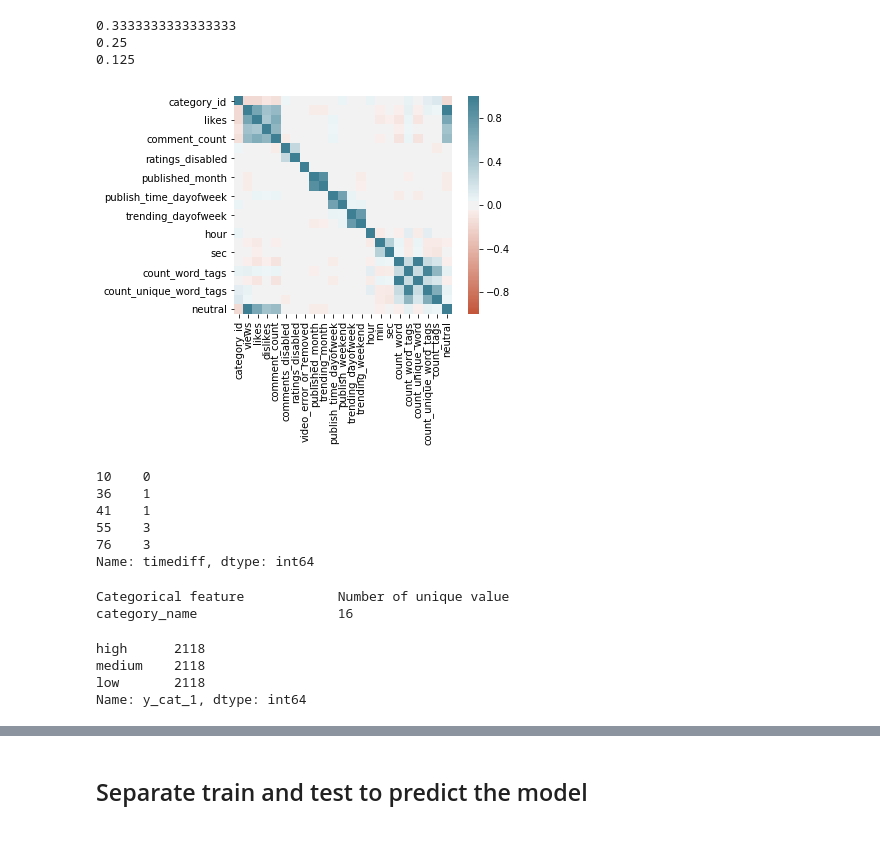
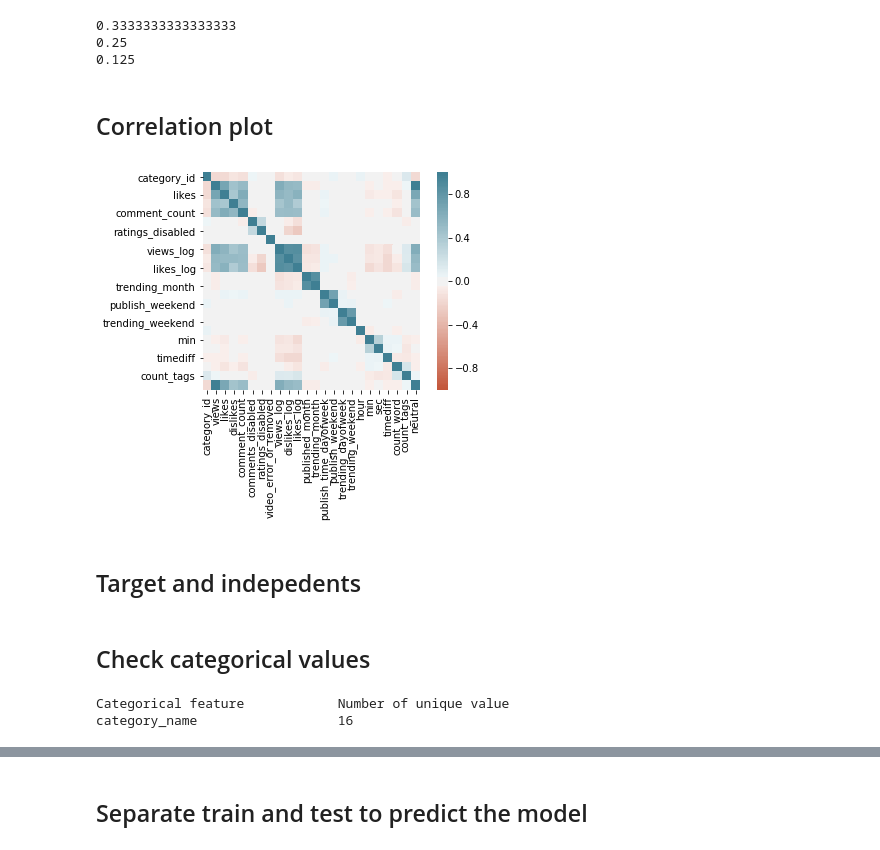
Before and after one commit to Tann10/YouTube, a Jupyter notebook: data-mining/EDA.ipynb, the cells around one changed output, grey strips where cells are left out. Saved outputs shown, nothing was run; the diff lists cells and outputs as text; code cells hidden in the pictures.

```diff
--- a/data-mining/EDA.ipynb
+++ b/data-mining/EDA.ipynb
@@ -212,7 +229,7 @@ def outlier_treatment(df):
         df.loc[outliers.index, col] = df[col].mean()
     return df
 
-unprocessed_df = outlier_treatment(unprocessed_df)
+processed_df = outlier_treatment(unprocessed_df)
 # %% [output]
 Total outlier points for likes: 78
 Total outlier points for dislikes: 19
@@ -277,0 +317,3 @@ Surprisingly weekends (6 & 7) has less published videos that weekdays
+# %%
+processed_df['trending_weekend'] = processed_df['trending_dayofweek']>5
+processed_df.head(2)
@@ -333,0 +376,3 @@ Maximum videos are published during 15,16,17 hours.
+# %%
+processed_df['timediff'] = (processed_df['trending_date'] - processed_df['publish_time']).dt.days
+processed_df['timediff'][:5]
@@ -365,40 +417,53 @@ unprocessed_df['count_tags']=unprocessed_df["tags"].apply(lambda x: len(set(str(
 # %%
-def outcome(unprocessed_df, w1,w2,w3, num):
+def outcome(df, w1,w2,w3, num):
+    """
+
+    Calculate the dependent variable using likes , dislikes and neural behaviour of the views.
+    Assign different weights to calculate popularity score
+    Popularity score is a weighted average of each likes, dislikes and neutral values
+    Popularity score is further divided into 3 classes as low, medium and high
+
+    Parameters
+    ----------
+    df : dataframe having likes, dislikes and views
+    w1 : weight for views
+    w2 : weight for likes
+    w3 : weight for dislikes
+    num : number of scenario generation
+
+    Returns
+    ----------
+    Dataframe with popularity level
+    """
     print(w3)
 
-    unprocessed_df['neutral'] = unprocessed_df['views']-unprocessed_df['likes']-unprocessed_df['dislikes']
+    df['neutral'] = df['views']-df['likes']-df['dislikes']
 
-    y = w1*unprocessed_df['likes']+w2*unprocessed_df['neutral']+w3*unprocessed_df['dislikes']
+    y = w1*df['likes']+w2*df['neutral']+w3*df['dislikes']
     y.sum()
-    unprocessed_df["y_cat_"+ str(num)] =pd.qcut(y ,3,labels=["low", "medium", "high"])
-    return unprocessed_df
+    df["y_cat_"+ str(num)] =pd.qcut(y ,3,labels=["low", "medium", "high"])
+    return df
 
-unprocessed_df = outcome(unprocessed_df, 1/3,1/3,1/3, 1) # equally important
-unprocessed_df = outcome(unprocessed_df, 1/2,1/4,1/4, 2) # likes more important
-unprocessed_df = outcome(unprocessed_df, 1/2,3/8,1/8, 3) # likes more important
+processed_df = outcome(processed_df, 1/3,1/3,1/3, 1) # equally important
+processed_df = outcome(processed_df, 1/2,1/4,1/4, 2) # likes more important
+processed_df = outcome(processed_df, 1/2,3/8,1/8, 3) # likes more important
 # %% [output]
 0.3333333333333333
 0.25
 0.125
+# %% [markdown]
+## Correlation plot
 # %%
-corr = unprocessed_df.corr()
+corr = processed_df.corr()
 ax = sns.heatmap(
     corr,
     vmin=-1, vmax=1, center=0,
     cmap=sns.diverging_palette(20, 220, n=200),
     square=True
 )
 # %% [output]
-[figure, old version]
+[figure, new version]
-# %%
-unprocessed_df['timediff'] = (unprocessed_df['trending_date'] - unprocessed_df['publish_time']).dt.days
-unprocessed_df['timediff'][:5]
-# %% [output]
-10    0
-36    1
-41    1
-55    3
-76    3
-Name: timediff, dtype: int64
+# %% [markdown]
+## Target and indepedents
 # %%
 target = 'y_cat_1'
@@ -407,6 +472,8 @@ X = unprocessed_df[['timediff', 'comments_disabled', 'ratings_disabled', 'commen
        'video_error_or_removed', 'category_name', 'published_month', 'trending_month',
        'publish_weekend','trending_weekend','hour', 'count_word',
        'count_tags']]
+# %% [markdown]
+## Check categorical values
 # %%
 def categorical_feature_checker(df, target, dtype):
     """
@@ -433,13 +500,6 @@ def categorical_feature_checker(df, target, dtype):
 
     return feature_number
 feature_number = categorical_feature_checker(X, target, 'object')
-
-# Print the unique value and their number for the target
-y.value_counts()
 # %% [output]
 Categorical feature            Number of unique value
 category_name                  16
-high      2118
-medium    2118
-low       2118
-Name: y_cat_1, dtype: int64
```
Also changed, not shown: parts of 29 cells of this notebook.
